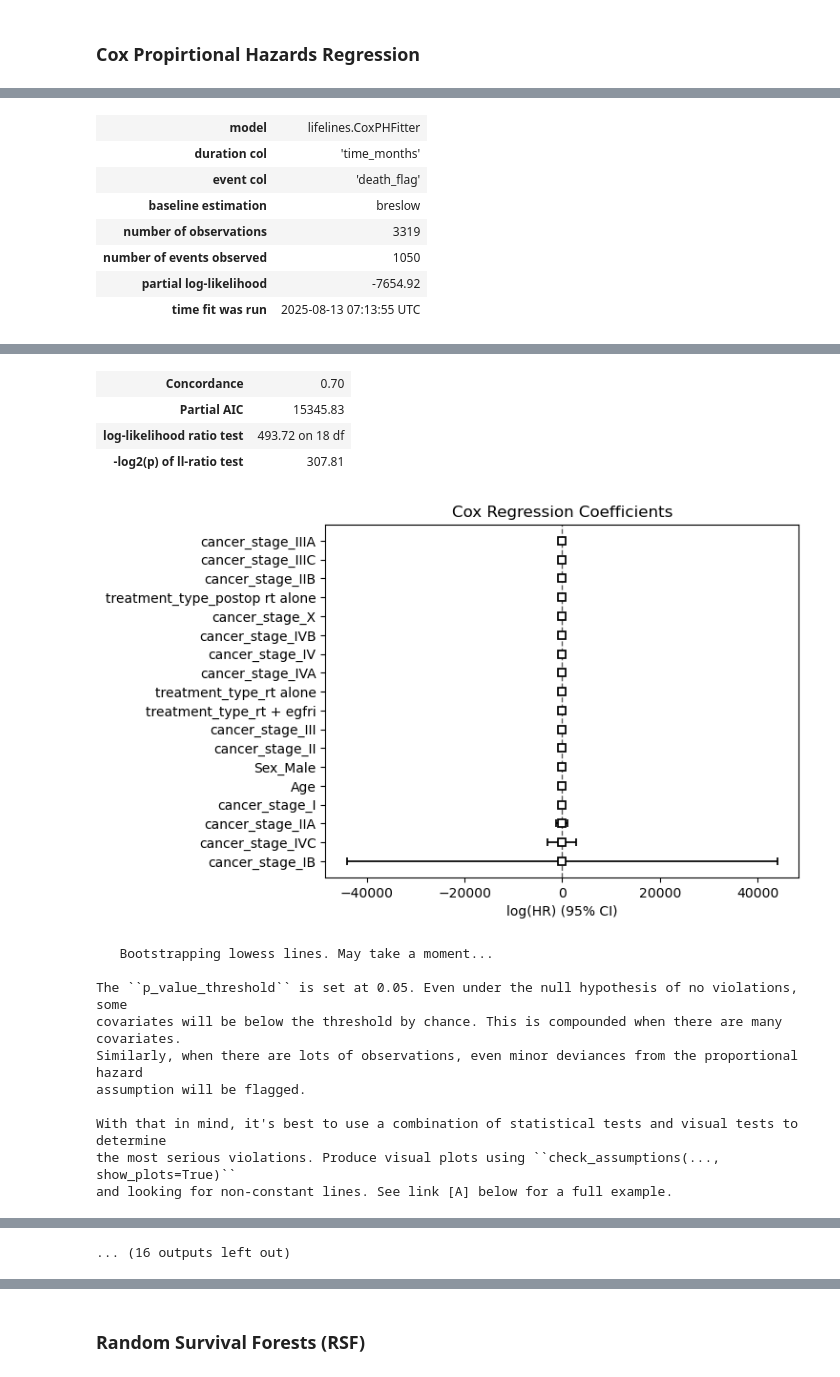
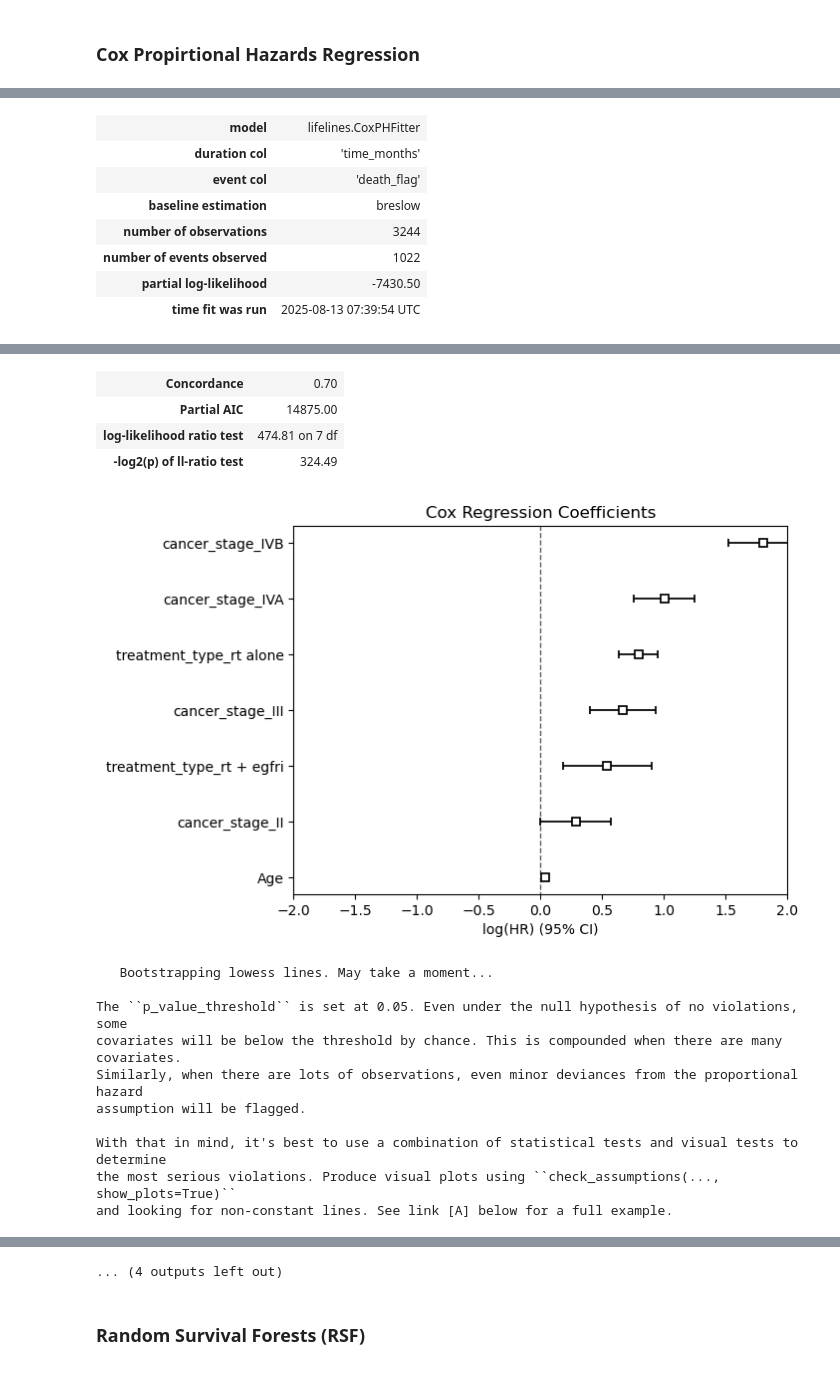
Before and after one commit to veronicruz/BINF5507-Assignment1, a Jupyter notebook: Assignment 4/Scripts/main.ipynb, the cells around one changed output, grey strips where cells are left out. Drawn from its saved outputs; the diff is of its cells as text; code cells hidden in the pictures.

```diff
--- a/Assignment 4/Scripts/main.ipynb
+++ b/Assignment 4/Scripts/main.ipynb
@@ -157,17 +158,24 @@ degrees_of_freedom = 1
 ### Cox Propirtional Hazards Regression
 # %%
 #----- Cox regression with at lead 3 covariates
-covariates = ['Age', 'Sex', 'cancer_stage', 'treatment_type']
-
+#covariates = ['Age', 'Sex', 'cancer_stage', 'treatment_type']
+covariates = ['Age', 'cancer_stage', 'treatment_type']
 df_cph = clean_data[['time_months', 'death_flag'] + covariates].copy()
 df_cph = df_cph.dropna(subset=['time_months', 'death_flag']+ covariates)
 
-covariates = ['Age', 'Sex', 'cancer_stage', 'treatment_type']
 
-print(df_cph['Sex'].value_counts())
-print(df_cph['treatment_type'].value_counts())
+# print(df_cph['Sex'].value_counts())
+# print(df_cph['treatment_type'].value_counts())
 
-cat_vars = ['Sex', 'cancer_stage', 'treatment_type']
+min_count = 50
+for col in ['cancer_stage', 'treatment_type']:
+    counts = df_cph[col].value_counts()
+    low_patient = counts[counts < min_count].index
+    df_cph = df_cph[~df_cph[col].isin(low_patient)]
+
+#one hot encode categorical variables
+cat_vars = ['cancer_stage', 'treatment_type']
+#cat_vars = ['Sex', 'cancer_stage', 'treatment_type']
 df_cph = pd.get_dummies(df_cph, columns=cat_vars, drop_first=True)
 
 #print(df_cph.dtypes)
@@ -181,6 +189,7 @@ cph.print_summary()
 
 # Plot the coefficients
 cph.plot()
+plt.xlim(-2, 2)
 plt.title('Cox Regression Coefficients')
 plt.show()
 
@@ -208,9 +200,9 @@ dtype: object
 | duration col | 'time_months' |
 | event col | 'death_flag' |
 | baseline estimation | breslow |
-| number of observations | 3319 |
-| number of events observed | 1050 |
-| partial log-likelihood | -7654.92 |
-| time fit was run | 2025-08-13 07:13:55 UTC |
+| number of observations | 3244 |
+| number of events observed | 1022 |
+| partial log-likelihood | -7430.50 |
+| time fit was run | 2025-08-13 07:39:54 UTC |
 |  | coef | exp(coef) | se(coef) | coef lower 95% | coef upper 95% | exp(coef) lower 95% | ... |
 | Age | 0.04 | 1.04 | 0.00 | 0.03 | 0.04 | 1.03 | ... |
@@ -232,18 +215,18 @@ dtype: object
 | Concordance | 0.70 |
-| Partial AIC | 15345.83 |
-| log-likelihood ratio test | 493.72 on 18 df |
-| -log2(p) of ll-ratio test | 307.81 |
+| Partial AIC | 14875.00 |
+| log-likelihood ratio test | 474.81 on 7 df |
+| -log2(p) of ll-ratio test | 324.49 |
-[figure, old version]
+[figure, new version]
-   Bootstrapping lowess lines. May take a moment...
-
-The ``p_value_threshold`` is set at 0.05. Even under the null hypothesis of no violations, some
-covariates will be below the threshold by chance. This is compounded when there are many covariates.
-Similarly, when there are lots of observations, even minor deviances from the proportional hazard
-assumption will be flagged.
-
-With that in mind, it's best to use a combination of statistical tests and visual tests to determine
-the most serious violations. Produce visual plots using ``check_assumptions(..., show_plots=True)``
-and looking for non-constant lines. See link [A] below for a full example.
+   Bootstrapping lowess lines. May take a moment...
+
+The ``p_value_threshold`` is set at 0.05. Even under the null hypothesis of no violations, some
+covariates will be below the threshold by chance. This is compounded when there are many covariates.
+Similarly, when there are lots of observations, even minor deviances from the proportional hazard
+assumption will be flagged.
+
+With that in mind, it's best to use a combination of statistical tests and visual tests to determine
+the most serious violations. Produce visual plots using ``check_assumptions(..., show_plots=True)``
+and looking for non-constant lines. See link [A] below for a full example.
 | null_distribution | chi squared |
 | degrees_of_freedom | 1 |
 | model | <lifelines.CoxPHFitter: fitted wi... |
@@ -304 +281,0 @@ below.
-... (16 outputs left out)
@@ -305,3 +283,4 @@ below.
+... (4 outputs left out)
 # %% [markdown]
 ### Random Survival Forests (RSF)
 # %%
```
Also changed, not shown: parts of 4 cells of this notebook.
